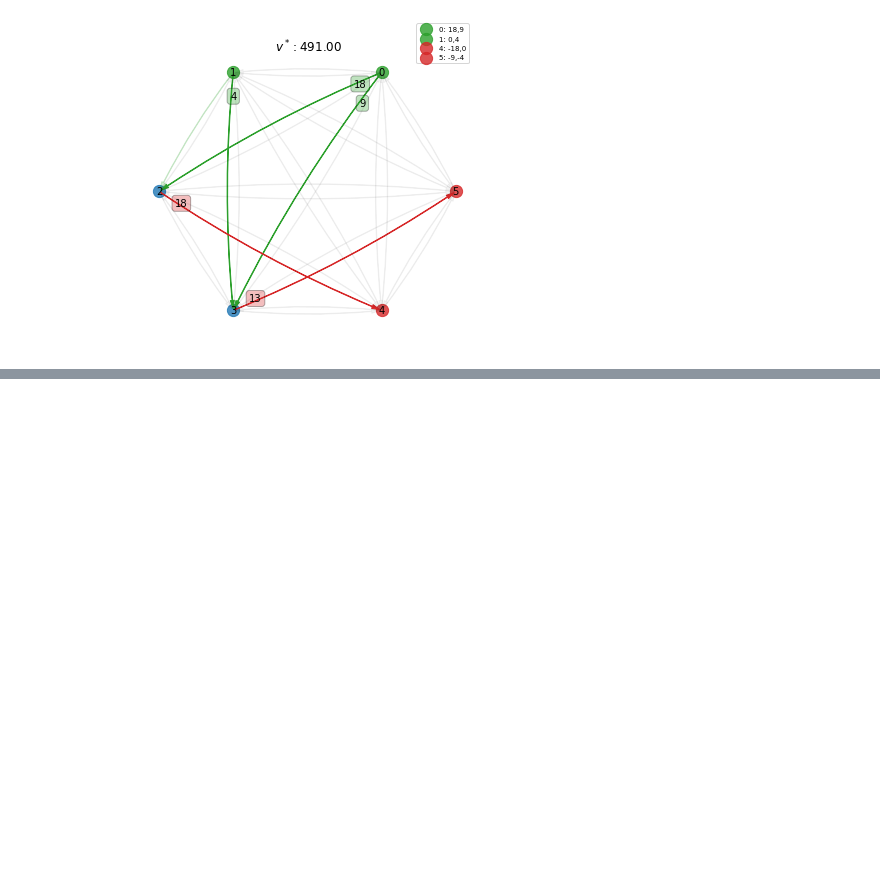
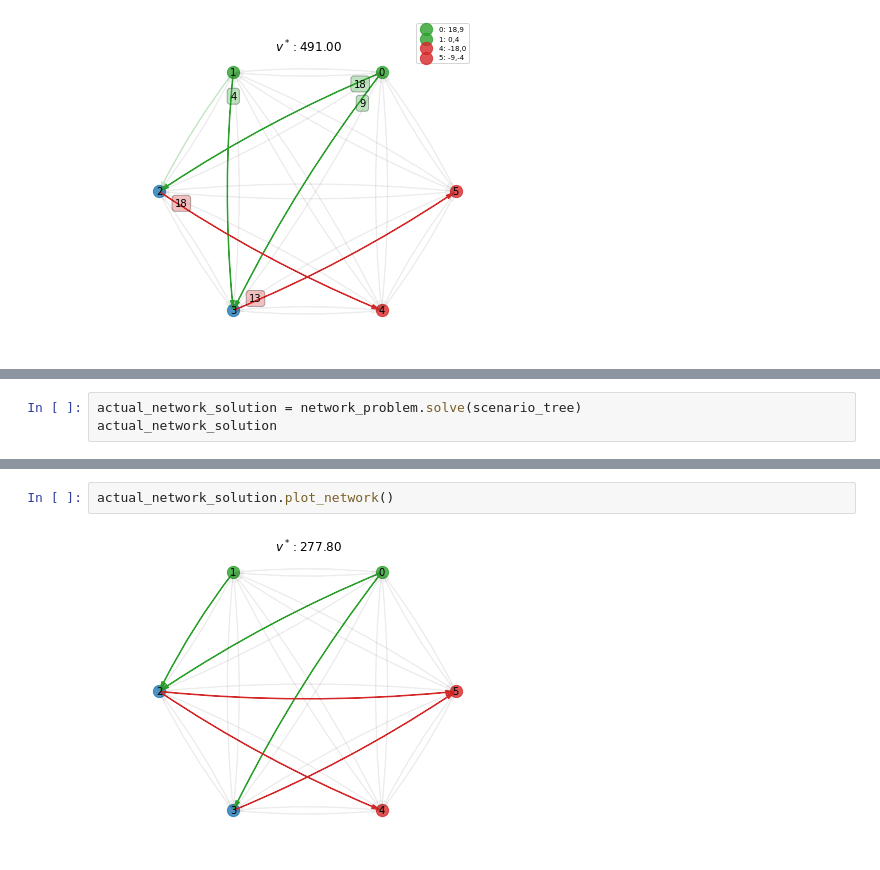
Before and after one commit to julienkeutchayan/StochOptim, a Jupyter notebook: notebooks/Two-Stage Scenario Clustering.ipynb, the cells around one changed output, grey strips where cells are left out. Cells and saved outputs as stored; diff of their text form; blank space fills up the shorter version.

Commit message:
Add actual optimal solution

```diff
--- a/notebooks/Two-Stage Scenario Clustering.ipynb
+++ b/notebooks/Two-Stage Scenario Clustering.ipynb
@@ -224,0 +227,3 @@ network_solution.plot_network(scen_index=0)
+# %%
+actual_network_solution = network_problem.solve(scenario_tree)
+actual_network_solution
@@ -224,0 +246,4 @@ network_solution.plot_network(scen_index=0)
+# %%
+actual_network_solution.plot_network()
+# %% [output]
+[figure, added]
```
Also changed, not shown: parts of 2 cells of this notebook.
